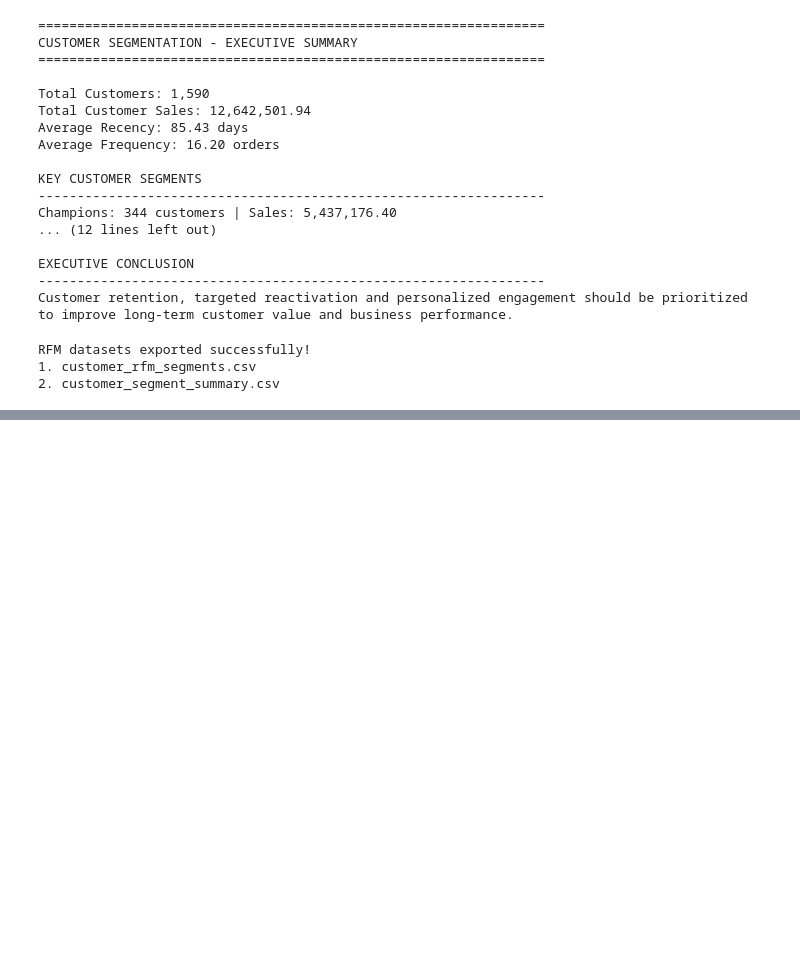
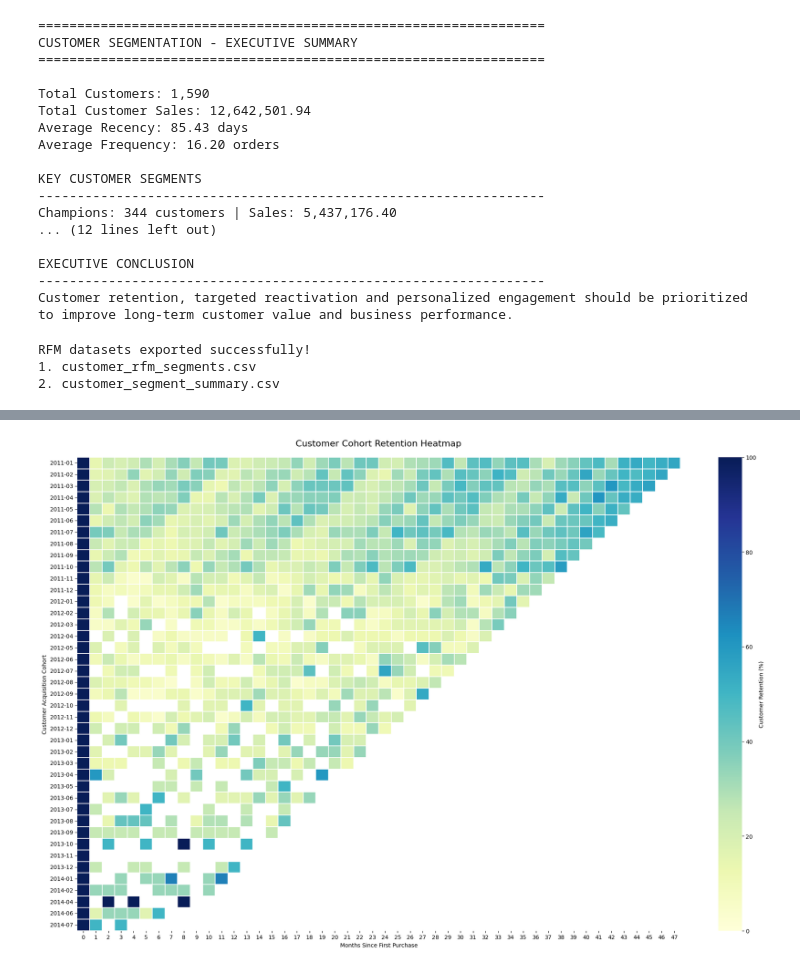
Before and after one commit to code-with-ansh/sales-business-analytics, a Jupyter notebook: notebooks/eda_time_based_analysis.ipynb, the cells around one changed output, grey strips where cells are left out. Saved outputs shown, nothing was run; the diff lists cells and outputs as text; code cells hidden in the pictures; blank space fills up the shorter version.

Commit message:
Add customer cohort and retention analysis

```diff
--- a/notebooks/eda_time_based_analysis.ipynb
+++ b/notebooks/eda_time_based_analysis.ipynb
@@ -2318,0 +2458,35 @@ RFM datasets exported successfully!
+# %%
+# ==========================================
+# SECTION 55: COHORT RETENTION HEATMAP
+# ==========================================
+
+plt.figure(figsize=(20, 13))
+
+sns.heatmap(
+    retention_matrix,
+    annot=False,
+    fmt=".1f",
+    cmap="YlGnBu",
+    mask=retention_matrix.isna(),
+    linewidths=0.3,
+    linecolor="white",
+    cbar_kws={
+        "label": "Customer Retention (%)"
+    },
+    vmin=0,
+    vmax=100
+)
+
+plt.title(
+    "Customer Cohort Retention Heatmap",
+    fontsize=16,
+    pad=20
+)
+
+plt.xlabel("Months Since First Purchase")
+plt.ylabel("Customer Acquisition Cohort")
+
+plt.tight_layout()
+plt.show()
+# %% [output]
+[figure, added]
```
Also changed, not shown: parts of 10 cells of this notebook.
